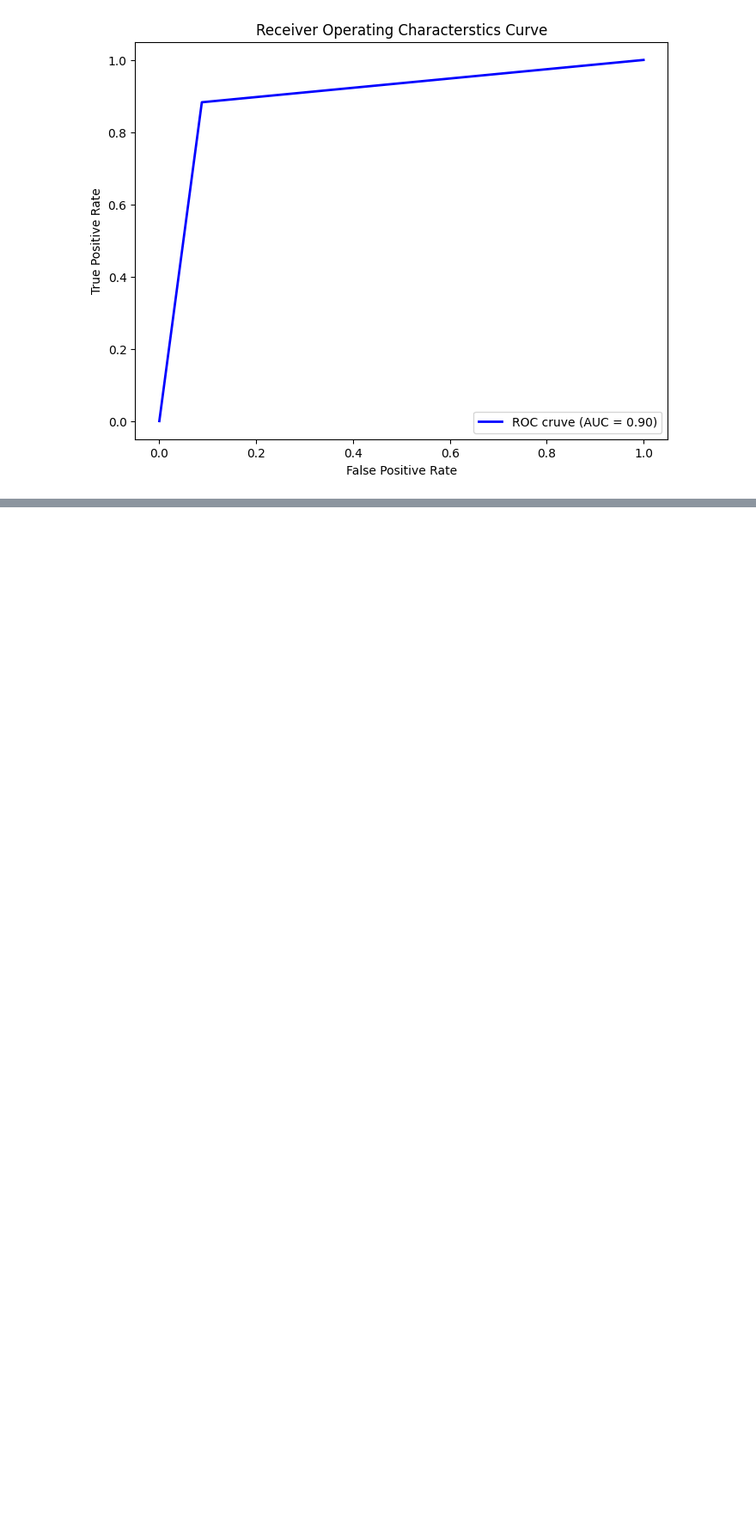
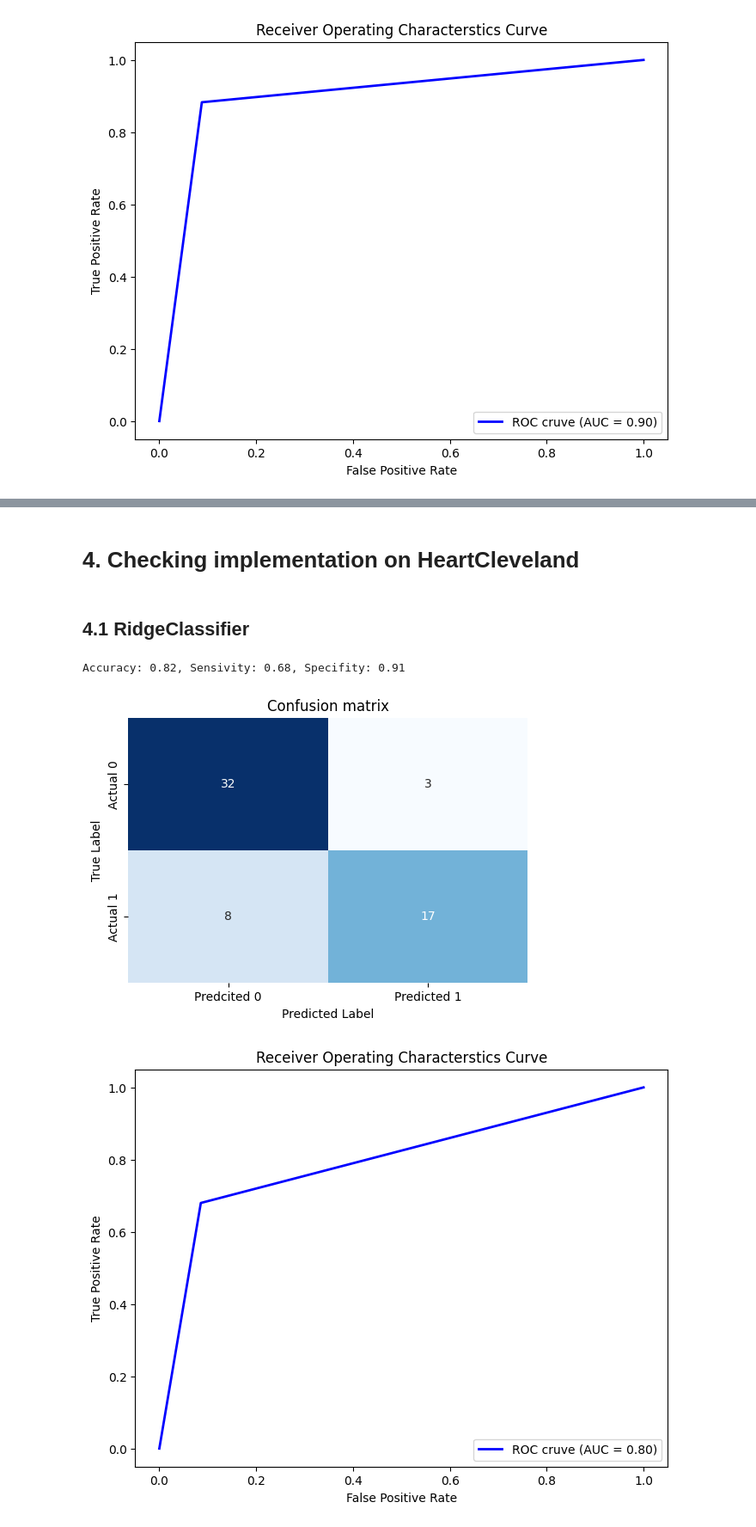
Before and after one commit to Rudobrody/Studies_AI_1_Term, a Jupyter notebook: PUM/LinearClassification/LabLinearClassification.ipynb, the cells around one changed output, grey strips where cells are left out. Shown at 86% size. Drawn from its saved outputs; the diff is of its cells as text; code cells hidden in the pictures; blank space fills up the shorter version.

```diff
--- a/PUM/LinearClassification/LabLinearClassification.ipynb
+++ b/PUM/LinearClassification/LabLinearClassification.ipynb
@@ -762,0 +748,36 @@ Index(['age', 'sex', 'cp', 'trestbps', 'chol', 'fbs', 'restecg', 'thalach',
+# %% [markdown]
+# 4. Checking implementation on HeartCleveland
+# %% [markdown]
+## 4.1 RidgeClassifier
+# %%
+from sklearn.preprocessing import StandardScaler
+
+# Spliting datasets into Training and test set
+X_train, X_test, y_train, y_test = train_test_split(X, y, test_size=0.2, random_state=254687)
+
+# Normalize
+scaler = StandardScaler()
+X_train = scaler.fit_transform(X_train)
+X_test = scaler.transform(X_test)
+
+# Adding a bias term
+X_train = np.c_[np.ones((X_train.shape[0], 1)), X_train] # c_ is stacking arrays horizontally
+X_test = np.c_[np.ones((X_test.shape[0], 1)), X_test]
+
+# Creating obcject, instance of class
+classifier = RidgeClassifier()
+
+# Fit the classifier
+classifier.fit(X_train, y_train)
+
+# Making predictions
+predictions = classifier.predict(X_test)
+
+results = ResultsAnalyzes(y_test, predictions)
+results.show_results()
+results.confusion_matrix()
+results.plot_ROC_curve(predictions)
+# %% [output]
+Accuracy: 0.82, Sensivity: 0.68, Specifity: 0.91
+[figure, added]
+[figure, added]
```
Also changed, not shown: parts of 29 cells of this notebook.
